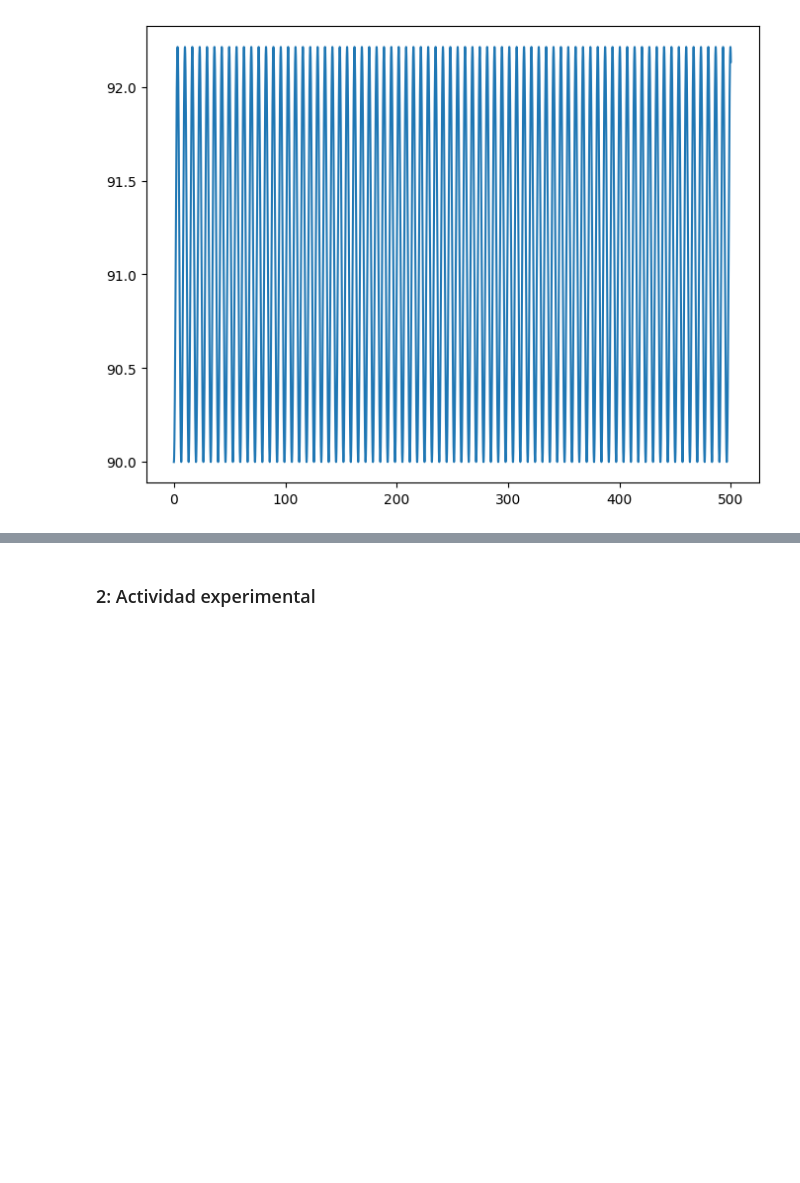
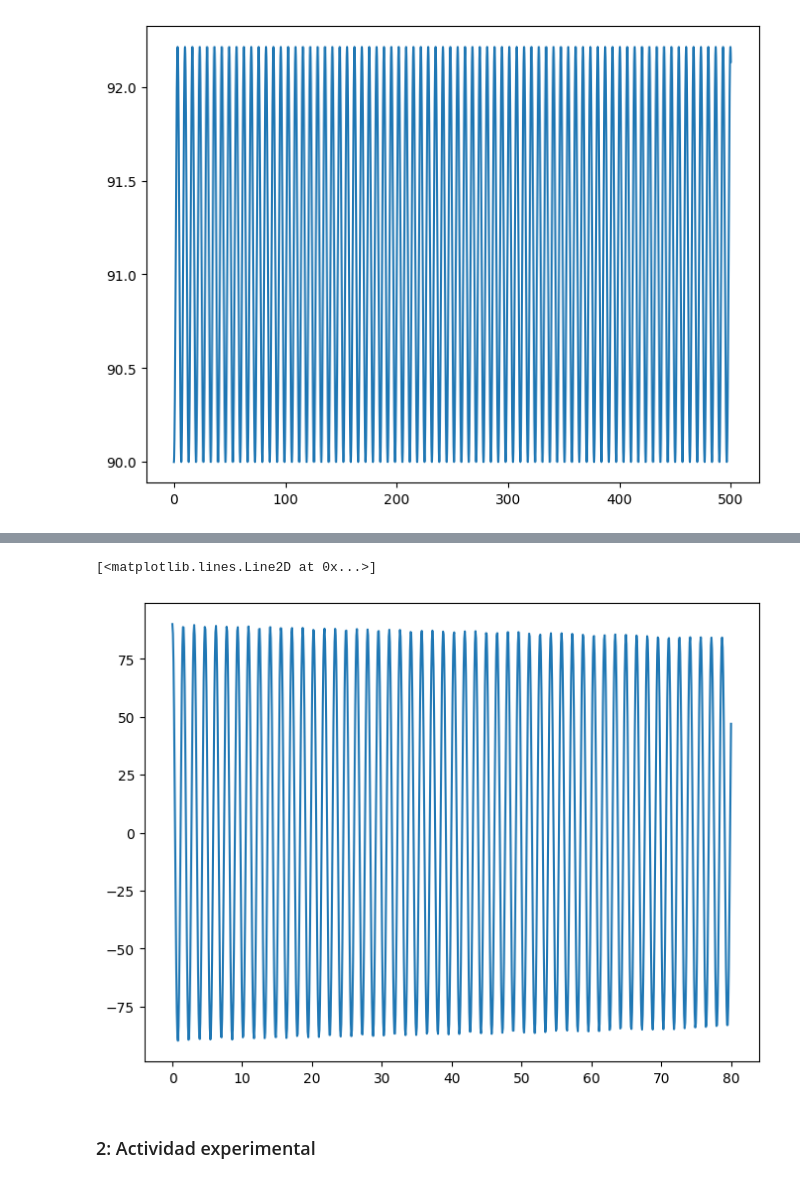
Before and after one commit to isebal14/Sistemas-de-control, a Jupyter notebook: Lab 1/cálculos.ipynb, the cells around one changed output, grey strips where cells are left out. Drawn from its saved outputs; the diff is of its cells as text; code cells hidden in the pictures; blank space fills up the shorter version.

```diff
--- a/Lab 1/cálculos.ipynb
+++ b/Lab 1/cálculos.ipynb
@@ -40,0 +47,9 @@ plt.plot(t, sol90.T[0])
+# %%
+def aceleracionangular_isma(t, Y):
+    theta, thetapunto = Y
+    dYdt = [thetapunto, -(np.sin((theta))*(3*g)/(2*L))-(thetapunto*(3*C)/(L))]
+    return dYdt
+# %%
+otro_t=np.linspace(0, 80, 1000)
+sol_90_2 = solve_ivp(aceleracionangular_isma, t_span=(0, 80), y0=(np.pi/2, 0), t_eval=otro_t)
+print(sol_90_2)
@@ -41,3 +69,8 @@ plt.plot(t, sol90.T[0])
+# %%
+plt.plot(otro_t, np.rad2deg(sol_90_2.y[0]))
+# %% [output]
+[<matplotlib.lines.Line2D at 0x...>]
+[figure, added]
 # %% [markdown]
 ### 2: Actividad experimental
 # %% [markdown]
```
Also changed, not shown: parts of 5 cells of this notebook.
